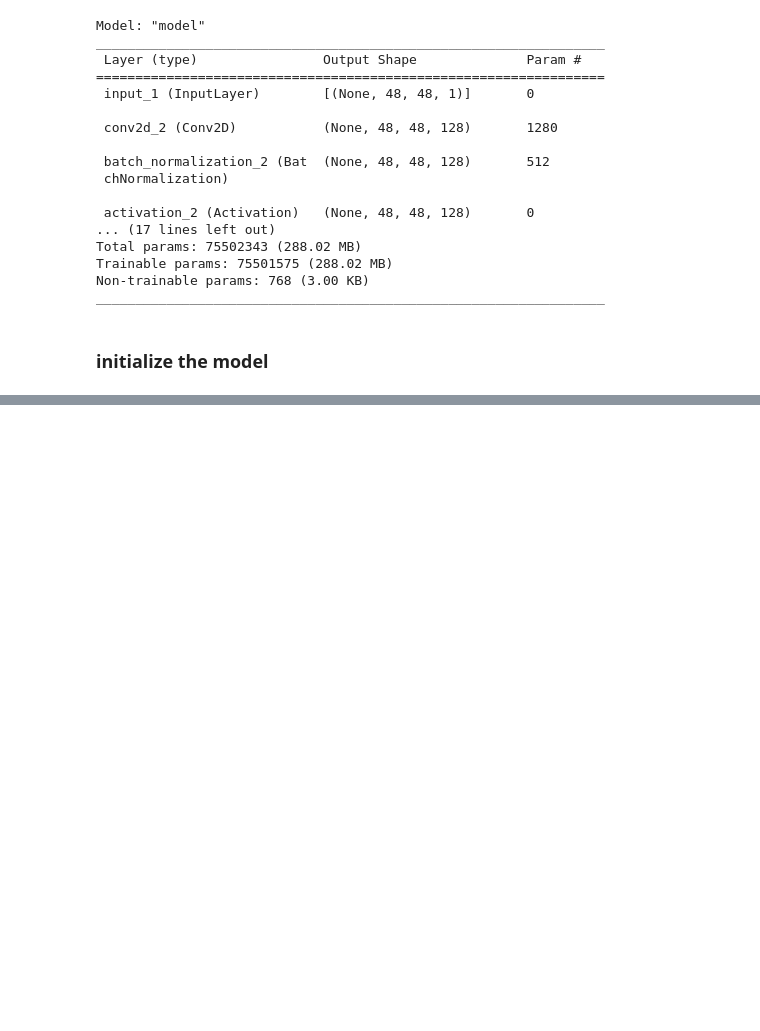
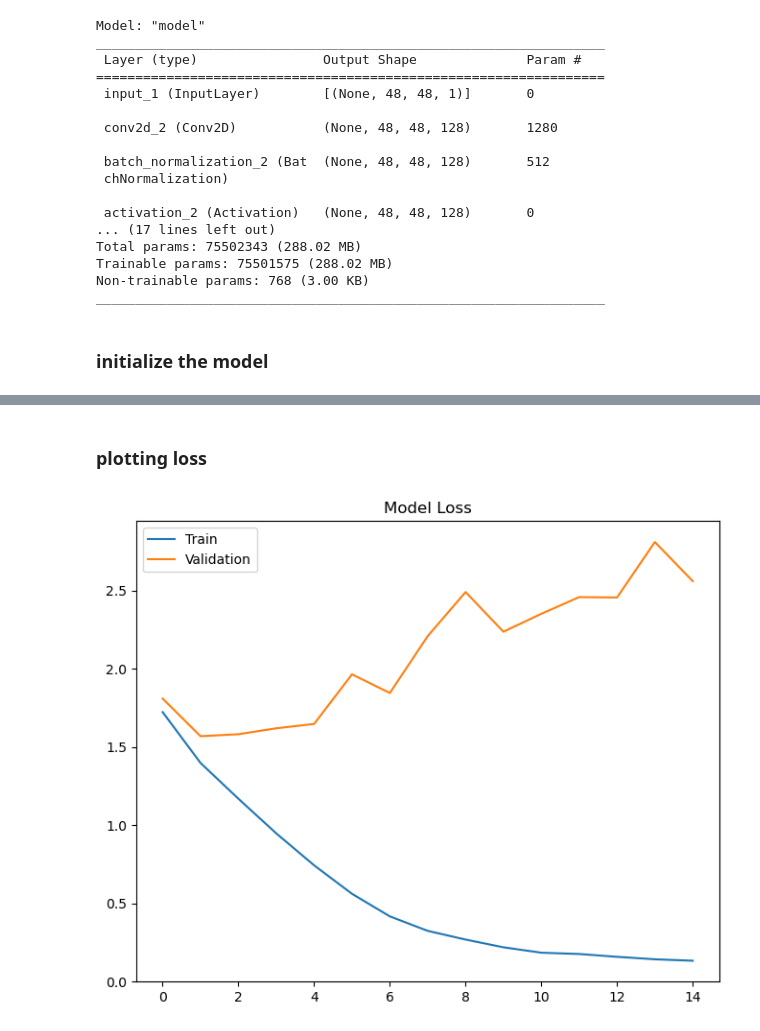
Before and after one commit to aayushi892/emotion_detect, a Jupyter notebook: EmotionDetect.ipynb, the cells around one changed output, grey strips where cells are left out. Drawn from its saved outputs; the diff is of its cells as text; code cells hidden in the pictures; blank space fills up the shorter version.

```diff
--- a/EmotionDetect.ipynb
+++ b/EmotionDetect.ipynb
@@ -44,21 +44,19 @@ img_size = 48
 batch_size = 64
 datagen_train = ImageDataGenerator()
 train_generator = datagen_train.flow_from_directory("train/",
+                                                    target_size = (img_size, img_size),
+                                                    color_mode = "grayscale",
+                                                    batch_size = batch_size,
+                                                    class_mode ="categorical",
+                                                    shuffle =True)
+
+datagen_validation = ImageDataGenerator()
+train_validation = datagen_train.flow_from_directory("test/",
                                                     target_size =(img_size, img_size),
                                                     color_mode = "grayscale",
                                                     batch_size = batch_size,
                                                     class_mode ="categorical",
                                                     shuffle =True)
-
-img_size = 48
-batch_size = 64
-datagen_train= ImageDataGenerator()
-test_validation = datagen_train.flow_from_directory("test/",
-                                                    target_size =(img_size, img_size),
-                                                    color_mode = "grayscale",
-                                                    batch_size = batch_size,
-                                                    class_mode ="categorical",
-                                                    shuffle =True)
 # %% [output]
 Found 28709 images belonging to 7 classes.
 Found 7178 images belonging to 7 classes.
@@ -120,8 +118,8 @@ _________________________________________________________________
 # %%
 epochs = 15
 steps_per_epoch = train_generator.n//train_generator.batch_size
-validation_steps =  validation_generator.n//validation_generator.batch_size
+validation_steps =  train_validation.n//train_validation.batch_size
 
 
-checkpoint = ModelCheckPoint("model_weights.h5", monitor = 'val_accuracy',save_weights_only = True , mode ='max', verbose =1)
+checkpoint = ModelCheckpoint("model_weights.h5", monitor = 'val_accuracy',save_weights_only = True , mode ='max', verbose =1)
 callbacks = [checkpoint]
@@ -129,0 +126,8 @@ NameError: name 'validation_generator' is not defined
+# %%
+history = model.fit(
+x = train_generator,
+    steps_per_epoch =steps_per_epoch,
+    epochs = epochs ,
+    validation_data = train_validation,
+    validation_steps = validation_steps ,
+    callbacks = callbacks)
@@ -129,0 +154,10 @@ NameError: name 'validation_generator' is not defined
+# %% [markdown]
+### plotting loss
+# %%
+plt.plot(history.history['loss'])
+plt.plot(history.history['val_loss'])
+plt.title('Model Loss')
+plt.legend(['Train','Validation'],loc ='upper left')
+plt.subplots_adjust(top = 1.0 , bottom = 0.0 , right = 0.95, left = 0.0, hspace = 0.25, wspace = 0.35)
+# %% [output]
+[figure, added]
```
Also changed, not shown: parts of 7 cells of this notebook, 5 other files.
